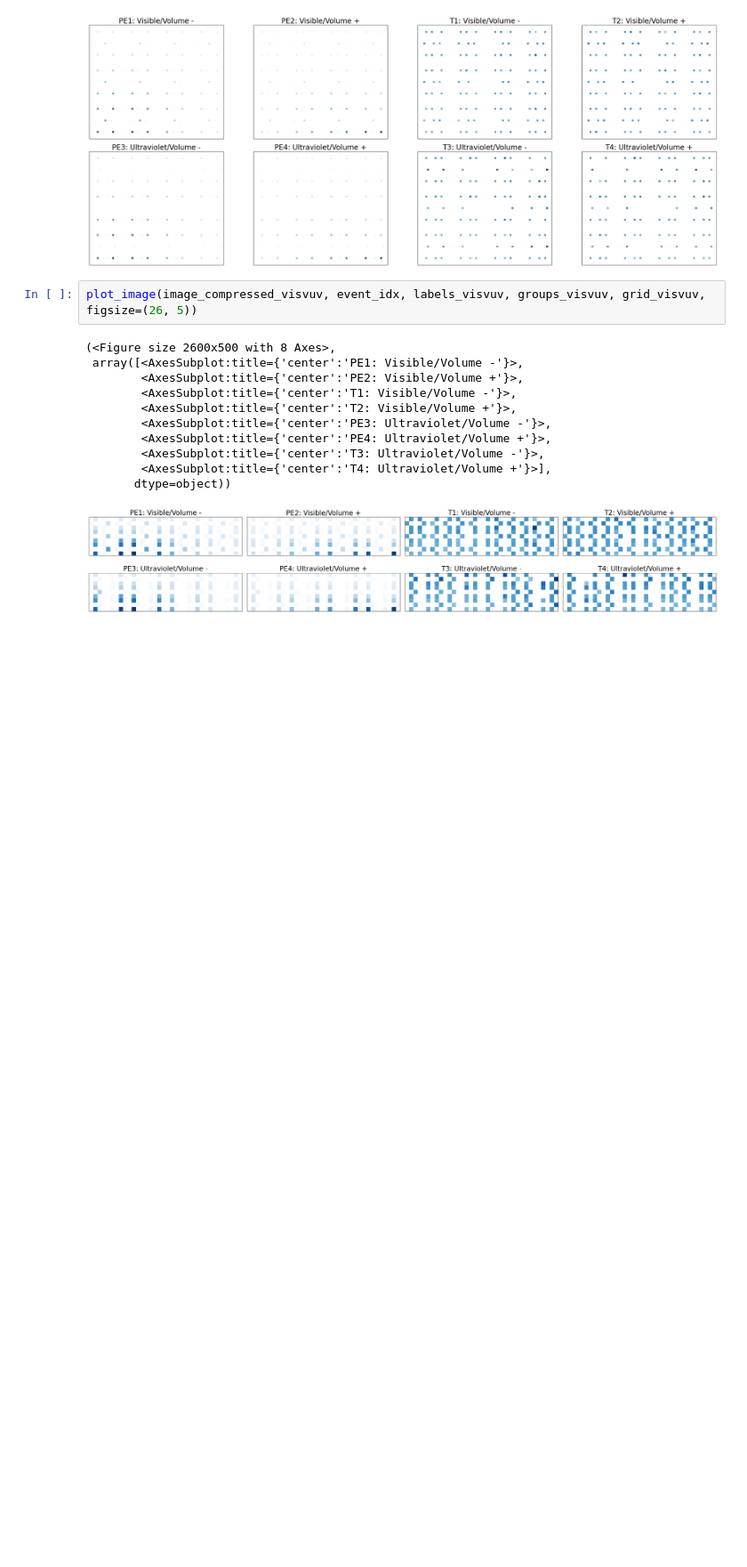
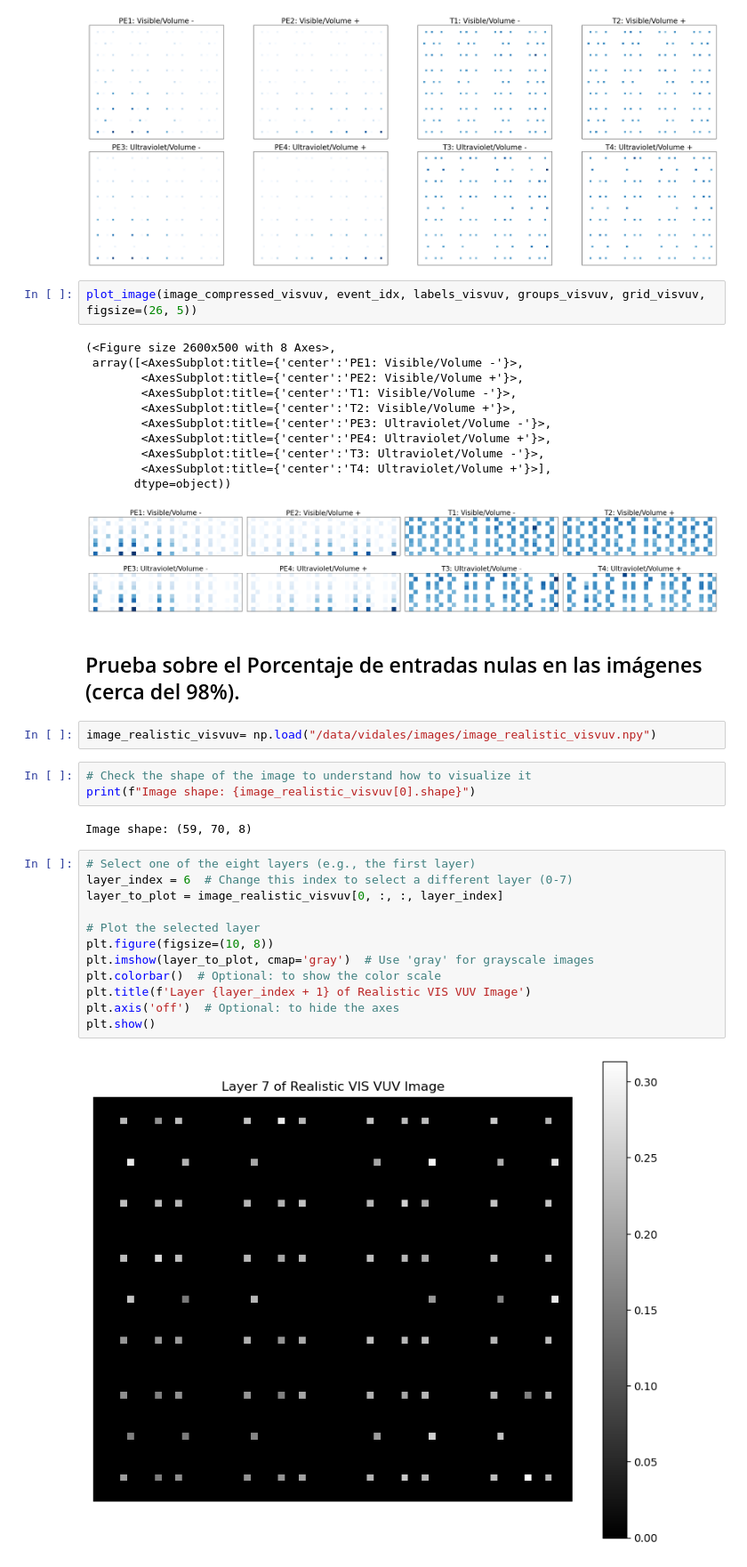
Before and after one commit to CIEMAT-Neutrino/AI_nuvT, a Jupyter notebook: 4_Image_creation_&_visualization.ipynb, the cells around one changed output. Shown at 89% size. Drawn from its saved outputs; the diff is of its cells as text; blank space fills up the shorter version.

```diff
--- a/4_Image_creation_&_visualization.ipynb
+++ b/4_Image_creation_&_visualization.ipynb
@@ -167,3 +150,26 @@ plot_image(image_compressed_visvuv, event_idx, labels_visvuv, groups_visvuv, gri
         <AxesSubplot:title={'center':'T4: Ultraviolet/Volume +'}>],
        dtype=object))
 [figure]
+# %% [markdown]
+## Prueba sobre el Porcentaje de entradas nulas en las imágenes (cerca del 98%).
+# %%
+image_realistic_visvuv= np.load("/data/vidales/images/image_realistic_visvuv.npy")
+# %%
+# Check the shape of the image to understand how to visualize it
+print(f"Image shape: {image_realistic_visvuv[0].shape}")
+# %% [output]
+Image shape: (59, 70, 8)
+# %%
+# Select one of the eight layers (e.g., the first layer)
+layer_index = 6  # Change this index to select a different layer (0-7)
+layer_to_plot = image_realistic_visvuv[0, :, :, layer_index]
+
+# Plot the selected layer
+plt.figure(figsize=(10, 8))
+plt.imshow(layer_to_plot, cmap='gray')  # Use 'gray' for grayscale images
+plt.colorbar()  # Optional: to show the color scale
+plt.title(f'Layer {layer_index + 1} of Realistic VIS VUV Image')
+plt.axis('off')  # Optional: to hide the axes
+plt.show()
+# %% [output]
+[figure, added]
```
Also changed, not shown: parts of 5 cells of this notebook, 7 other files.
